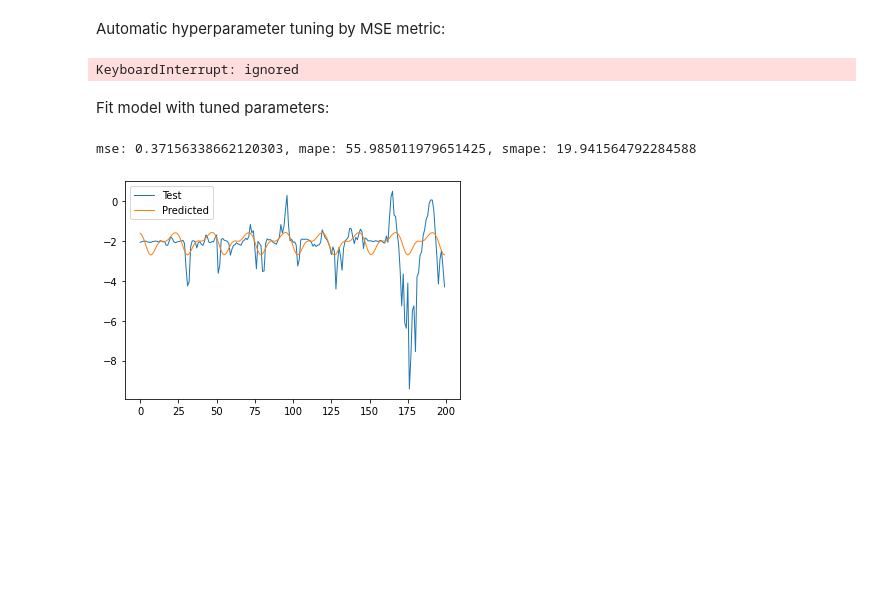
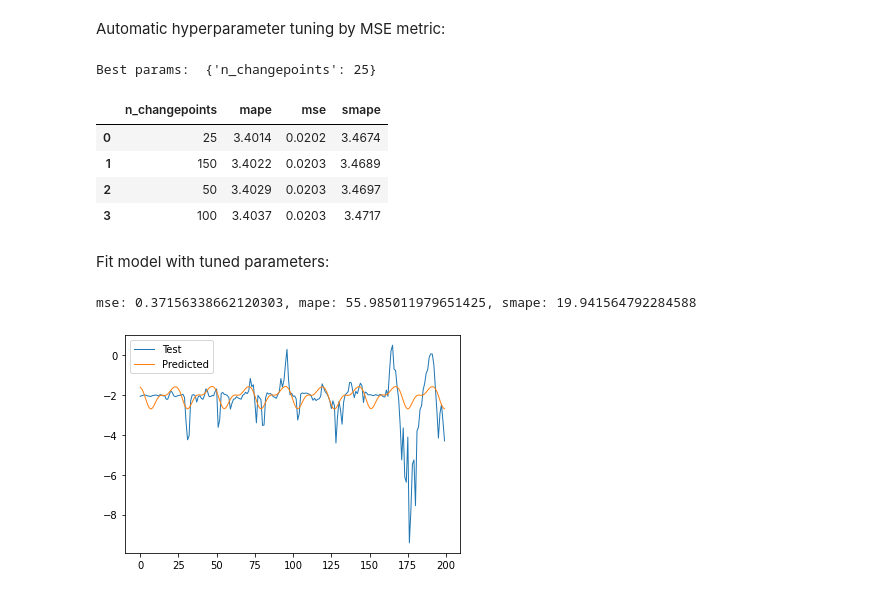
Before and after one commit to OkoksNeDam/geoinformation-data-forecasting, a Jupyter notebook: prophet.ipynb, the cells around one changed output. Cells and saved outputs as stored; diff of their text form; code cells hidden in the pictures; blank space fills up the shorter version.

```diff
--- a/prophet.ipynb
+++ b/prophet.ipynb
@@ -476,36 +556,38 @@ The changepoint_range parameter defaults to 0.8. So we won't change it in the fu
 # %% [markdown]
 Automatic hyperparameter tuning by MSE metric:
 # %%
-%%time
 metrics = {"mape":[], "mse":[], "smape":[]}
 
 # Set up parameter grid
 param_grid = {
-    'changepoint_prior_scale': [0.01, 0.05, 0.1],
-    'seasonality_prior_scale': [8, 9, 10, 11, 12],
-    'seasonality_mode': ['additive', 'multiplicative'],
+#     'changepoint_prior_scale': [0.1, 1, 5, 10],
+#     'seasonality_prior_scale': [8, 9, 10, 11, 12],
+#     'seasonality_mode': ['additive', 'multiplicative'],
     'n_changepoints' : [25, 50, 100, 150],
 }
 # Generate all combinations of parameters
 all_params = [dict(zip(param_grid.keys(), v)) for v in itertools.product(*param_grid.values())]
-# Create a list to store MAPE values for each combination
-mses = []
 
 for params in tqdm(all_params, position=0, leave=True):
     # Fit a model using one parameter combination
-    m = Prophet(**params, changepoint_range=0.4)
+    m = Prophet(**params)
     m.fit(df_train)
 
     mse, mape, smape, _, _ = evaluate_model(m, df_val)
     metrics['mse'] += [mse]
     metrics['mape'] += [mape]
     metrics['smape'] += [smape]
 
 best_params = all_params[np.argmin(metrics['mape'])]
 print("\nBest params: ", best_params)
 
 tuning_results = pd.DataFrame(all_params)
 tuning_results = tuning_results.join(pd.DataFrame.from_dict(metrics))
 tuning_results.sort_values("mape").reset_index(drop=True)
 # %% [output]
-KeyboardInterrupt: ignored
+Best params:  {'n_changepoints': 25}
+|  | n_changepoints | mape | mse | smape |
+| 0 | 25 | 3.4014 | 0.0202 | 3.4674 |
+| 1 | 150 | 3.4022 | 0.0203 | 3.4689 |
+| 2 | 50 | 3.4029 | 0.0203 | 3.4697 |
+| 3 | 100 | 3.4037 | 0.0203 | 3.4717 |
```
Also changed, not shown: parts of 17 cells of this notebook.
